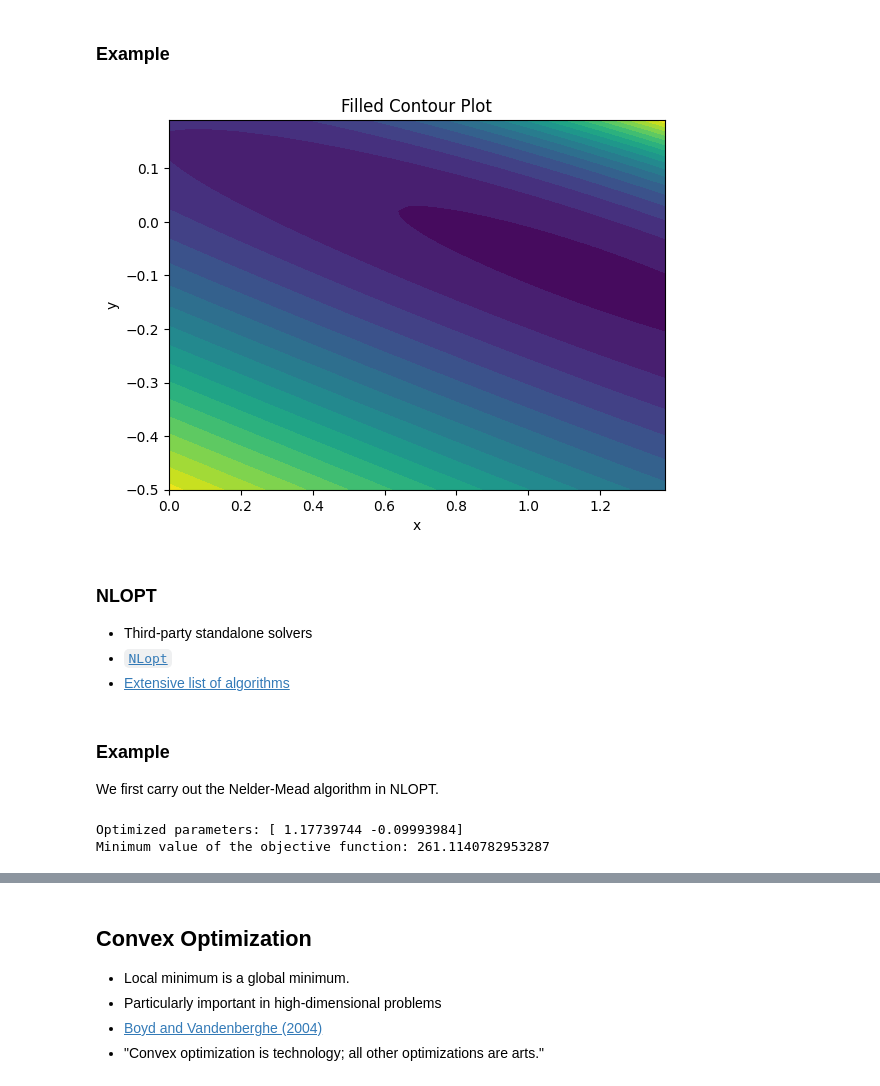
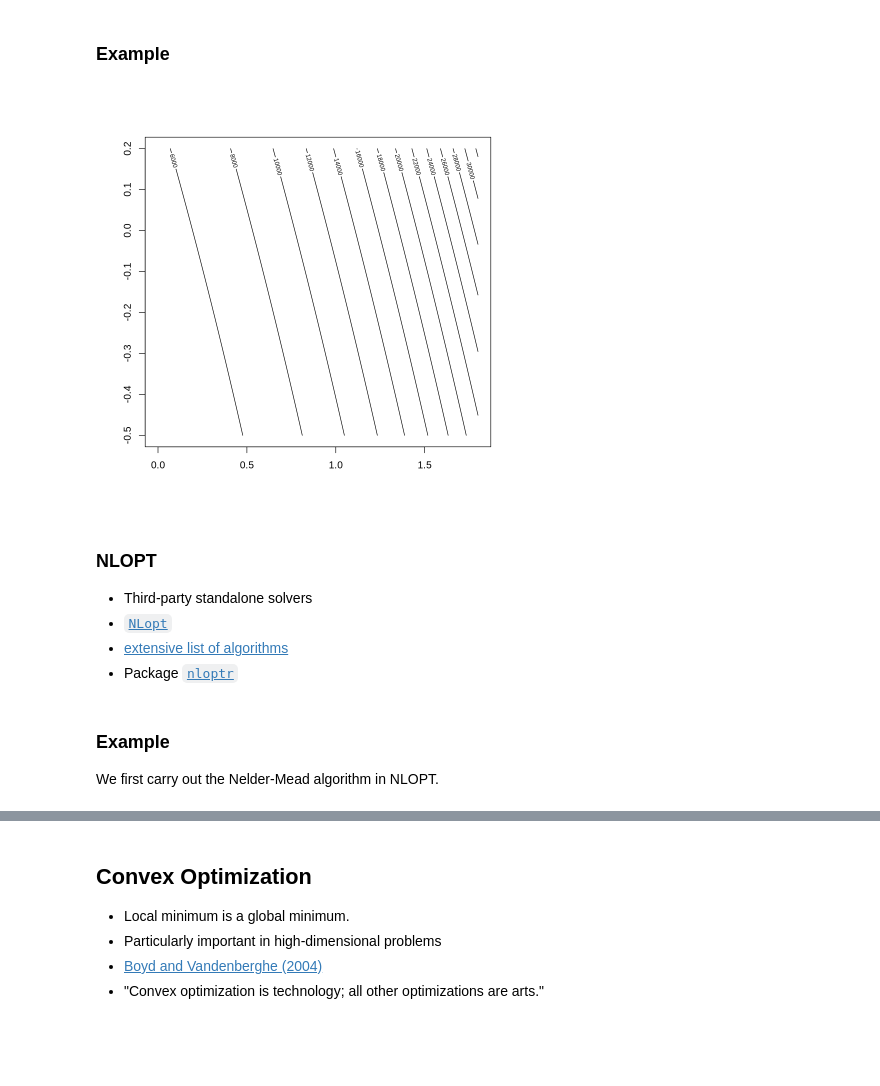
Before and after one commit to zhentaoshi/Econ5150, a Jupyter notebook: lec_notes_2026/08_optimization.ipynb, the cells around one changed output, grey strips where cells are left out. Drawn from its saved outputs; the diff is of its cells as text; code cells hidden in the pictures; blank space fills up the shorter version.

```diff
--- a/lec_notes_2026/08_optimization.ipynb
+++ b/lec_notes_2026/08_optimization.ipynb
@@ -257,11 +227,13 @@ is negative definite.
 * Default optimization is minimization
 * Use *negative* log-likelihood
 # %%
-def poisson_loglik(b):
-    b = np.ravel(b)
-    lambda_ = np.exp(X @ b)
-    ell = -np.sum(-lambda_ + y * np.log(lambda_))
-    return ell
+# Poisson likelihood
+poisson.loglik <- function(b) {
+  b <- as.matrix(b)
+  lambda <- exp(X %*% b)
+  ell <- -sum(-lambda + y * log(lambda))
+  return(ell)
+}
 # %% [markdown]
 * Write the criterion as a function of the parameter to be optimized
 * Data can be fed inside or outside of the function.
@@ -339,63 +291,30 @@ $$
 # %% [markdown]
 ### Example
 # %%
-## generate contour plot
-x_grid = np.arange(0, 1.4, 0.02)
-x_length = len(x_grid)
-y_grid = np.arange(-0.5, 0.2, 0.01)
-y_length = len(y_grid)
+x.grid <- seq(0, 1.8, 0.02)
+x.length <- length(x.grid)
+y.grid <- seq(-.5, .2, 0.01)
+y.length <- length(y.grid)
 
-z_contour = np.zeros((x_length, y_length))
+z.contour <- matrix(0, nrow = x.length, ncol = y.length)
 
-for i in range(x_length):
-    for j in range(y_length):
-        z_contour[i, j] = poisson_loglik([x_grid[i], y_grid[j]])
+for (i in 1:x.length) {
+  for (j in 1:y.length) {
+    z.contour[i, j] <- poisson.loglik(c(x.grid[i], y.grid[j]))
+  }
+}
 
-## generate filled contour plot
-plt.contourf(x_grid, y_grid, z_contour.T, 20)
-plt.xlabel('x')
-plt.ylabel('y')
-plt.title('Filled Contour Plot')
-plt.show()
+contour(x.grid, y.grid, z.contour, 20)
 # %% [output]
-[figure, old version]
+[figure, new version]
 # %% [markdown]
 ### NLOPT
 
 * Third-party standalone solvers
 * [`NLopt`](http://ab-initio.mit.edu/wiki/index.php/NLopt_Installation)
-* [Extensive list of algorithms](http://ab-initio.mit.edu/wiki/index.php/NLopt_Algorithms#SLSQP)
+* [extensive list of algorithms](http://ab-initio.mit.edu/wiki/index.php/NLopt_Algorithms#SLSQP)
+* Package [`nloptr`](http://cran.r-project.org/web/packages/nloptr/index.html)
 # %% [markdown]
 ### Example
 
 We first carry out the Nelder-Mead algorithm in NLOPT.
-# %%
-import nlopt
-
-# Define the objective function with gradient for nlopt
-def poisson_loglik_grad_nlopt(b, grad):
-    b = np.ravel(b)
-    lambda_ = np.exp(X @ b)
-    ell = -np.sum(-lambda_ + y * np.log(lambda_))
-    if grad.size > 0:
-        grad[:] = -(X.T @ (y - lambda_))
-    return ell
-
-# Set up the optimization problem
-opt = nlopt.opt(nlopt.LD_LBFGS, X.shape[1]) # is the dimension of the parameter X.shape[1]
-opt.set_min_objective(poisson_loglik_grad_nlopt)
-opt.set_xtol_rel(1e-7)
-
-# Set the initial parameter values
-b_init = np.zeros(X.shape[1])
-
-# Run the optimization
-b_opt = opt.optimize(b_init)
-minf = opt.last_optimum_value()
-
-# Print the optimization result
-print(f"Optimized parameters: {b_opt}")
-print(f"Minimum value of the objective function: {minf}")
-# %% [output]
-Optimized parameters: [ 1.17739744 -0.09993984]
-Minimum value of the objective function: 261.1140782953287
```
Also changed, not shown: parts of 44 cells of this notebook.
